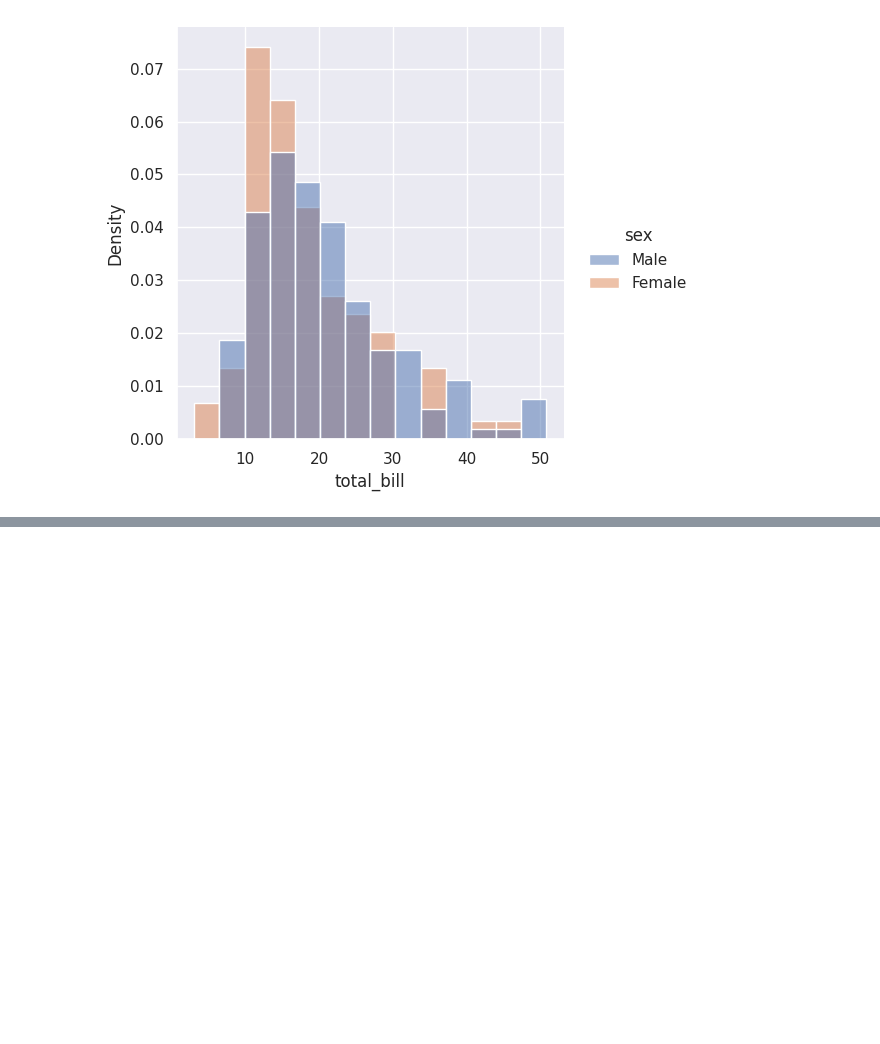
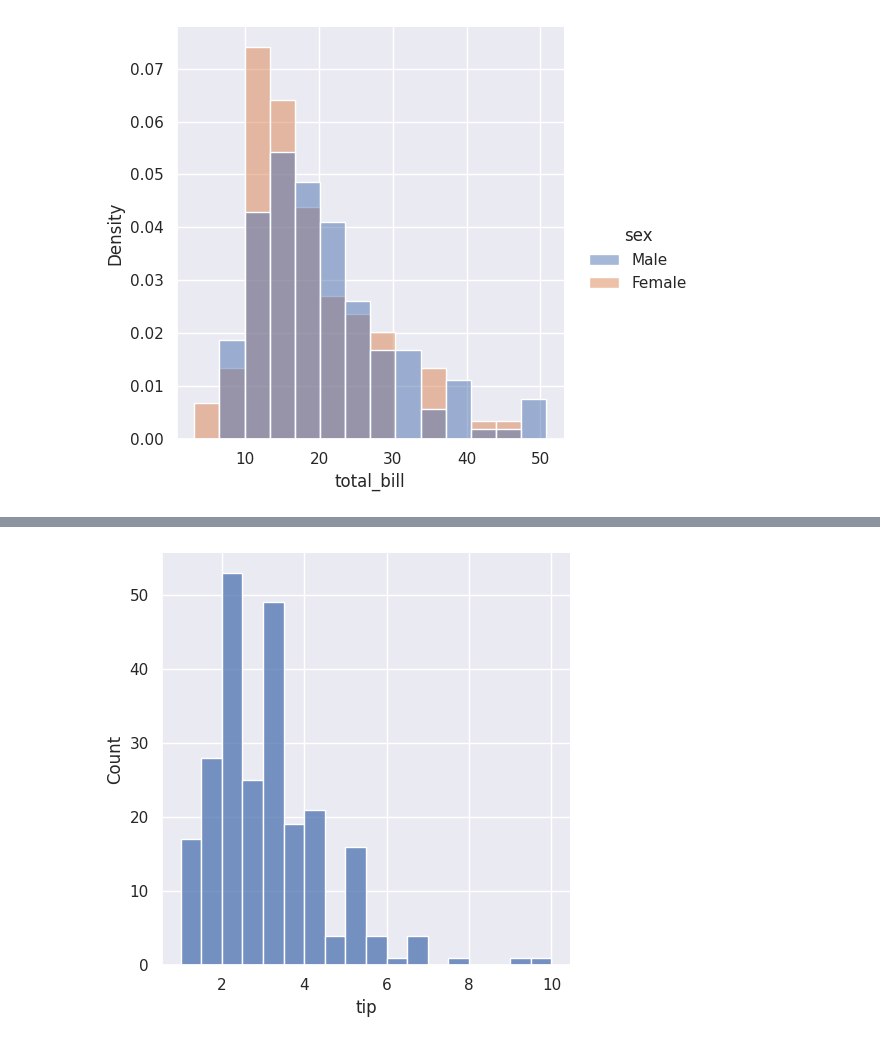
Before and after one commit to cucumberian/mathshub, a Jupyter notebook: lesson-17_seminar/lesson-17-mt.ipynb, the cells around one changed output, grey strips where cells are left out. Cells and saved outputs as stored; diff of their text form; code cells hidden in the pictures; blank space fills up the shorter version.

```diff
--- a/lesson-17_seminar/lesson-17-mt.ipynb
+++ b/lesson-17_seminar/lesson-17-mt.ipynb
@@ -200,0 +212,5 @@ sns.displot(data=tips, x='total_bill', hue='sex', stat='density', common_norm=Fa
+# %%
+# график распределения непрерывной величины
+sns.displot(data=tips, x='tip',);
+# %% [output]
+[figure, added]
```
Also changed, not shown: parts of 3 cells of this notebook.
